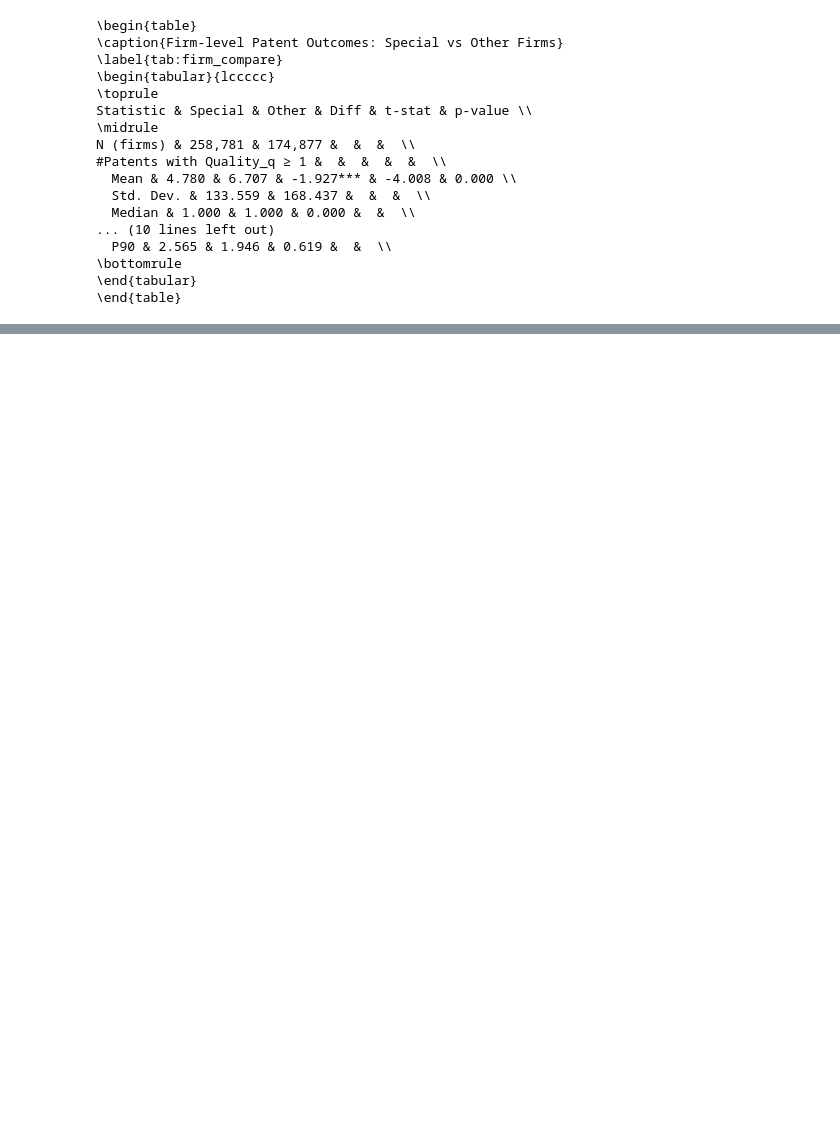
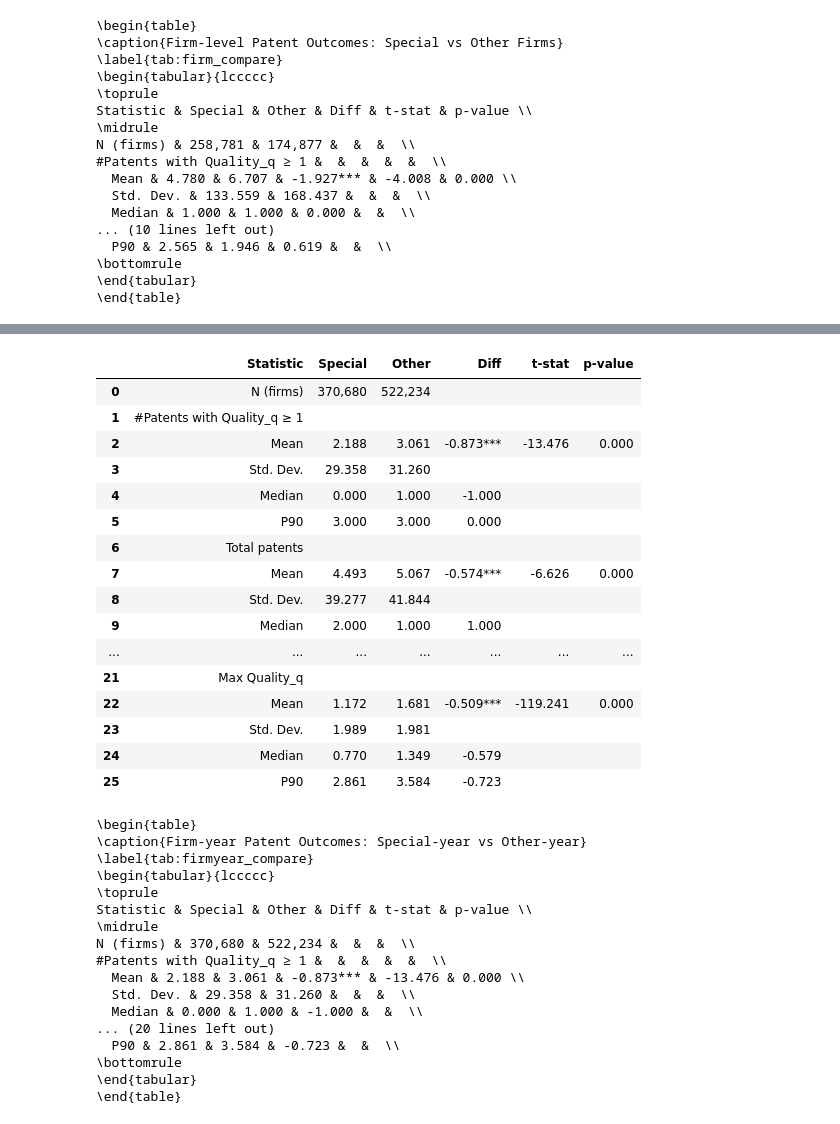
Before and after one commit to luhaoqi/Patent-indicators, a Jupyter notebook: stat/graph/graph.ipynb, the cells around one changed output, grey strips where cells are left out. Cells and saved outputs as stored; diff of their text form; code cells hidden in the pictures; blank space fills up the shorter version.

```diff
--- a/stat/graph/graph.ipynb
+++ b/stat/graph/graph.ipynb
@@ -1158,0 +1372,63 @@ N (firms) & 258,781 & 174,877 &  &  &  \\
+# %%
+# -----------------------------
+# E) （公司-年份层）输出论文常用对比表：Special-year vs Other-year
+# -----------------------------
+comp_tab_year = build_group_comparison_table(
+    firm_df=company_year_agg,
+    group_col="is_special_year",
+    var_specs=[
+        ("#Patents with Quality_q ≥ 1", "high_q_count", True),
+        ("Total patents", "total_patents", True),
+        ("log(1+Total patents)", "log_total_patents", False),
+        ("Mean Quality_q", "mean_quality", False),
+        ("Max Quality_q", "max_quality", False),
+    ],
+    percentiles=(0.50, 0.90),
+    digits=3,
+    use_mannwhitney=False
+)
+
+display(comp_tab_year)
+
+latex_year = export_latex_booktabs(
+    comp_tab_year,
+    caption="Firm-year Patent Outcomes: Special-year vs Other-year",
+    label="tab:firmyear_compare",
+    path="firmyear_compare.tex"
+)
+print(latex_year)
+# %% [output]
+|  | Statistic | Special | Other | Diff | t-stat | p-value |
+| 0 | N (firms) | 370,680 | 522,234 |  |  |  |
+| 1 | #Patents with Quality_q ≥ 1 |  |  |  |  |  |
+| 2 | Mean | 2.188 | 3.061 | -0.873*** | -13.476 | 0.000 |
+| 3 | Std. Dev. | 29.358 | 31.260 |  |  |  |
+| 4 | Median | 0.000 | 1.000 | -1.000 |  |  |
+| 5 | P90 | 3.000 | 3.000 | 0.000 |  |  |
+| 6 | Total patents |  |  |  |  |  |
+| 7 | Mean | 4.493 | 5.067 | -0.574*** | -6.626 | 0.000 |
+| 8 | Std. Dev. | 39.277 | 41.844 |  |  |  |
+| 9 | Median | 2.000 | 1.000 | 1.000 |  |  |
+| ... | ... | ... | ... | ... | ... | ... |
+| 21 | Max Quality_q |  |  |  |  |  |
+| 22 | Mean | 1.172 | 1.681 | -0.509*** | -119.241 | 0.000 |
+| 23 | Std. Dev. | 1.989 | 1.981 |  |  |  |
+| 24 | Median | 0.770 | 1.349 | -0.579 |  |  |
+| 25 | P90 | 2.861 | 3.584 | -0.723 |  |  |
+\begin{table}
+\caption{Firm-year Patent Outcomes: Special-year vs Other-year}
+\label{tab:firmyear_compare}
+\begin{tabular}{lccccc}
+\toprule
+Statistic & Special & Other & Diff & t-stat & p-value \\
+\midrule
+N (firms) & 370,680 & 522,234 &  &  &  \\
+#Patents with Quality_q ≥ 1 &  &  &  &  &  \\
+  Mean & 2.188 & 3.061 & -0.873*** & -13.476 & 0.000 \\
+  Std. Dev. & 29.358 & 31.260 &  &  &  \\
+  Median & 0.000 & 1.000 & -1.000 &  &  \\
+... (20 lines left out)
+  P90 & 2.861 & 3.584 & -0.723 &  &  \\
+\bottomrule
+\end{tabular}
+\end{table}
```
Also changed, not shown: parts of 6 cells of this notebook.
